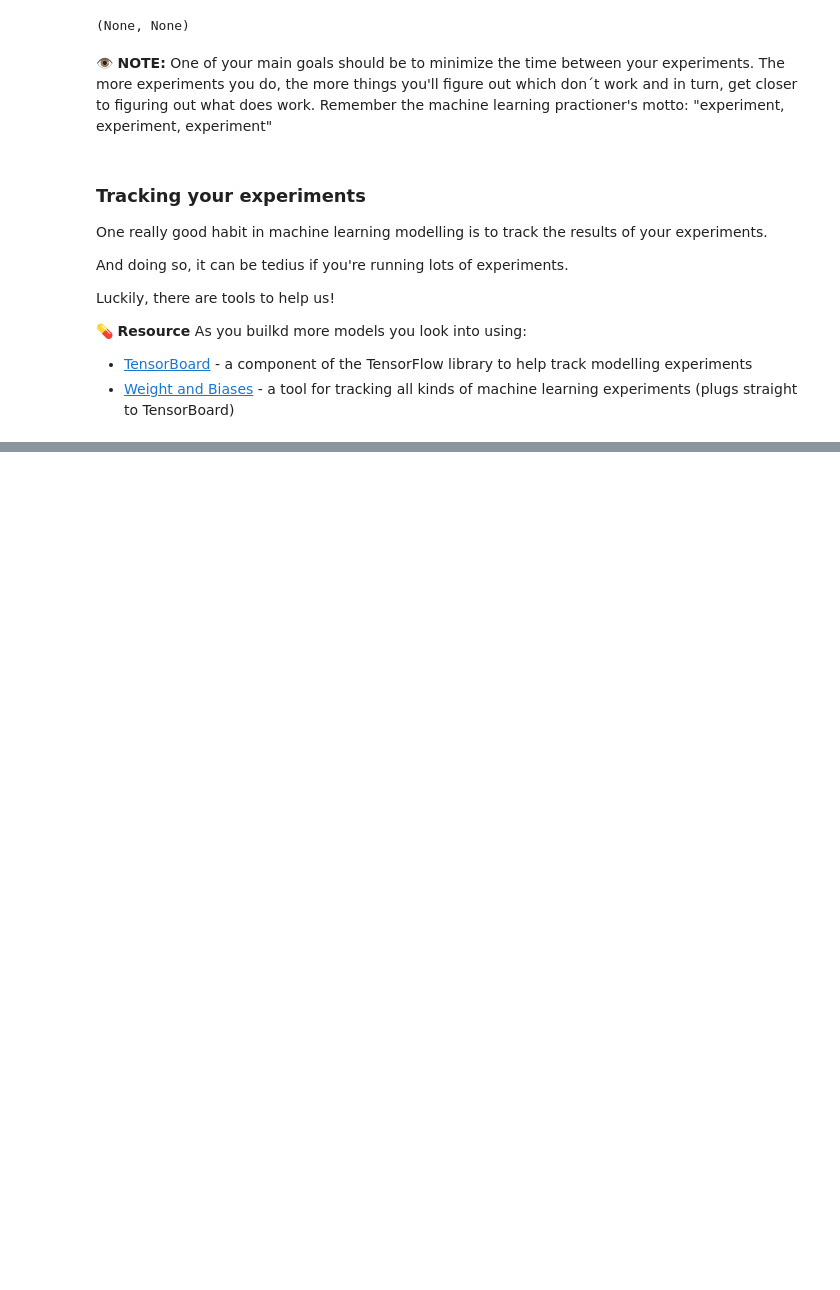
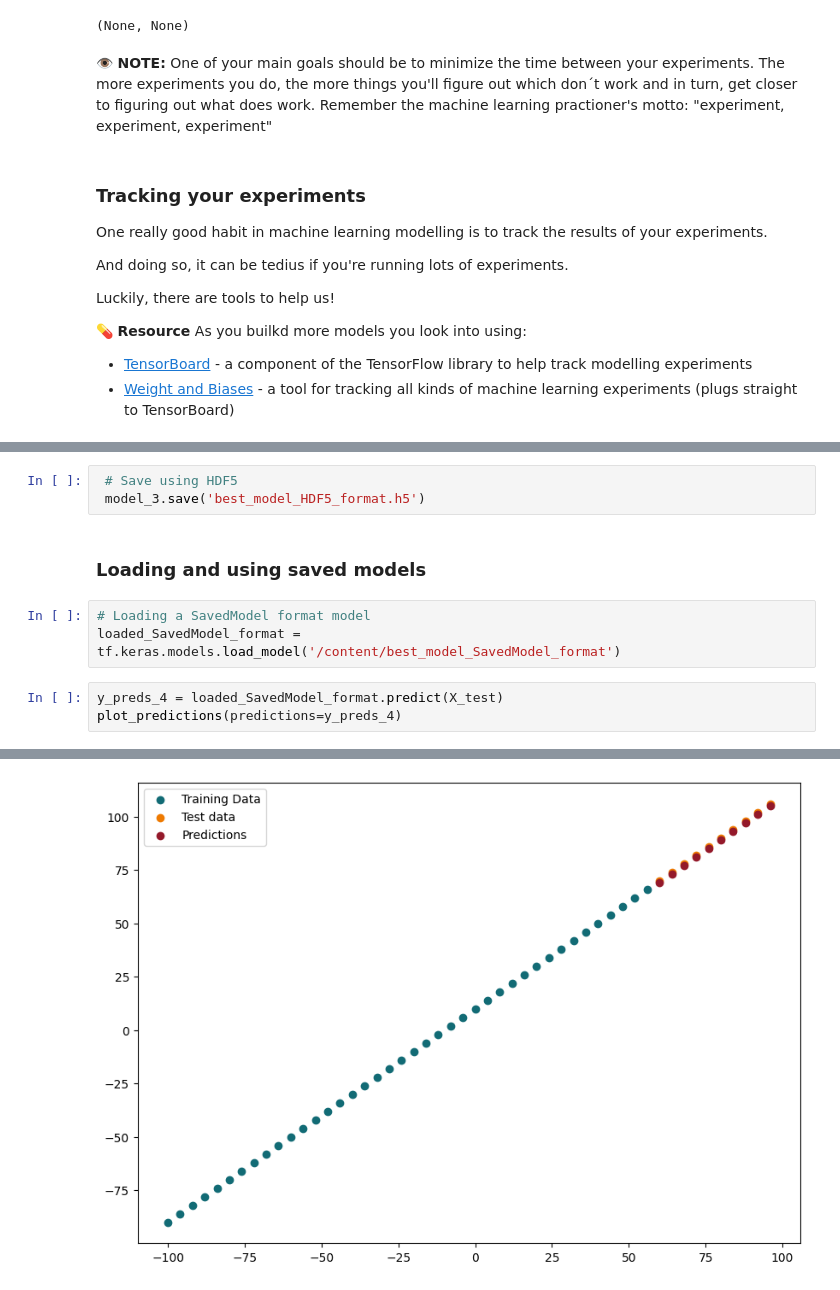
Before and after one commit to alvarohernandezalt/TF_ZTO_GoogleEXAM, a Jupyter notebook: 01_neural_network_regression.ipynb, the cells around one changed output, grey strips where cells are left out. Drawn from its saved outputs; the diff is of its cells as text; blank space fills up the shorter version.

```diff
--- a/01_neural_network_regression.ipynb
+++ b/01_neural_network_regression.ipynb
@@ -783,0 +796,12 @@ Luckily, there are tools to help us!
+# %%
+ # Save using HDF5
+ model_3.save('best_model_HDF5_format.h5')
+# %% [markdown]
+### Loading and using saved models
+# %%
+# Loading a SavedModel format model
+loaded_SavedModel_format = tf.keras.models.load_model('/content/best_model_SavedModel_format')
+# %%
+y_preds_4 = loaded_SavedModel_format.predict(X_test)
+plot_predictions(predictions=y_preds_4)
+# %% [output]
@@ -783,0 +809 @@ Luckily, there are tools to help us!
+[figure, added]
```
Also changed, not shown: parts of 34 cells of this notebook.
